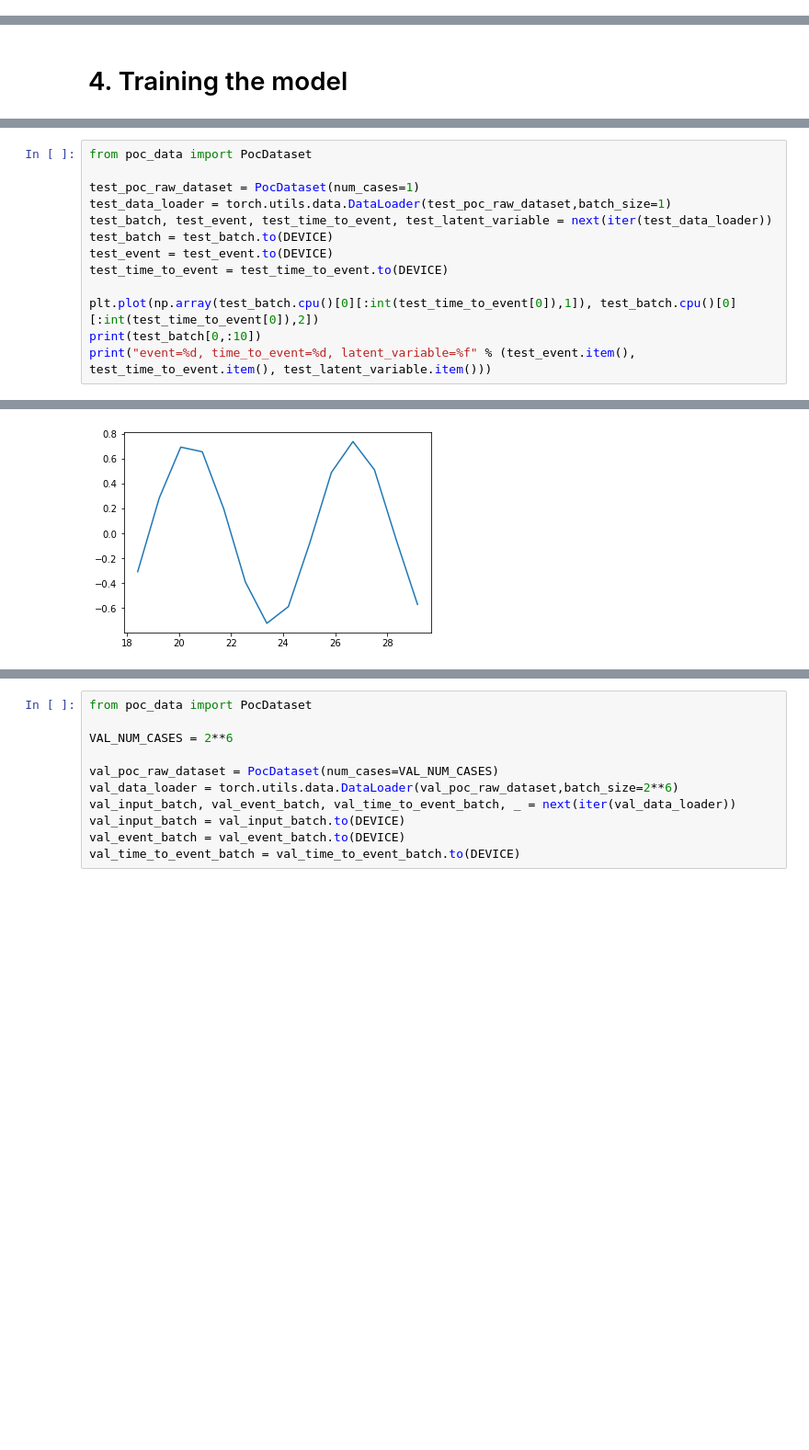
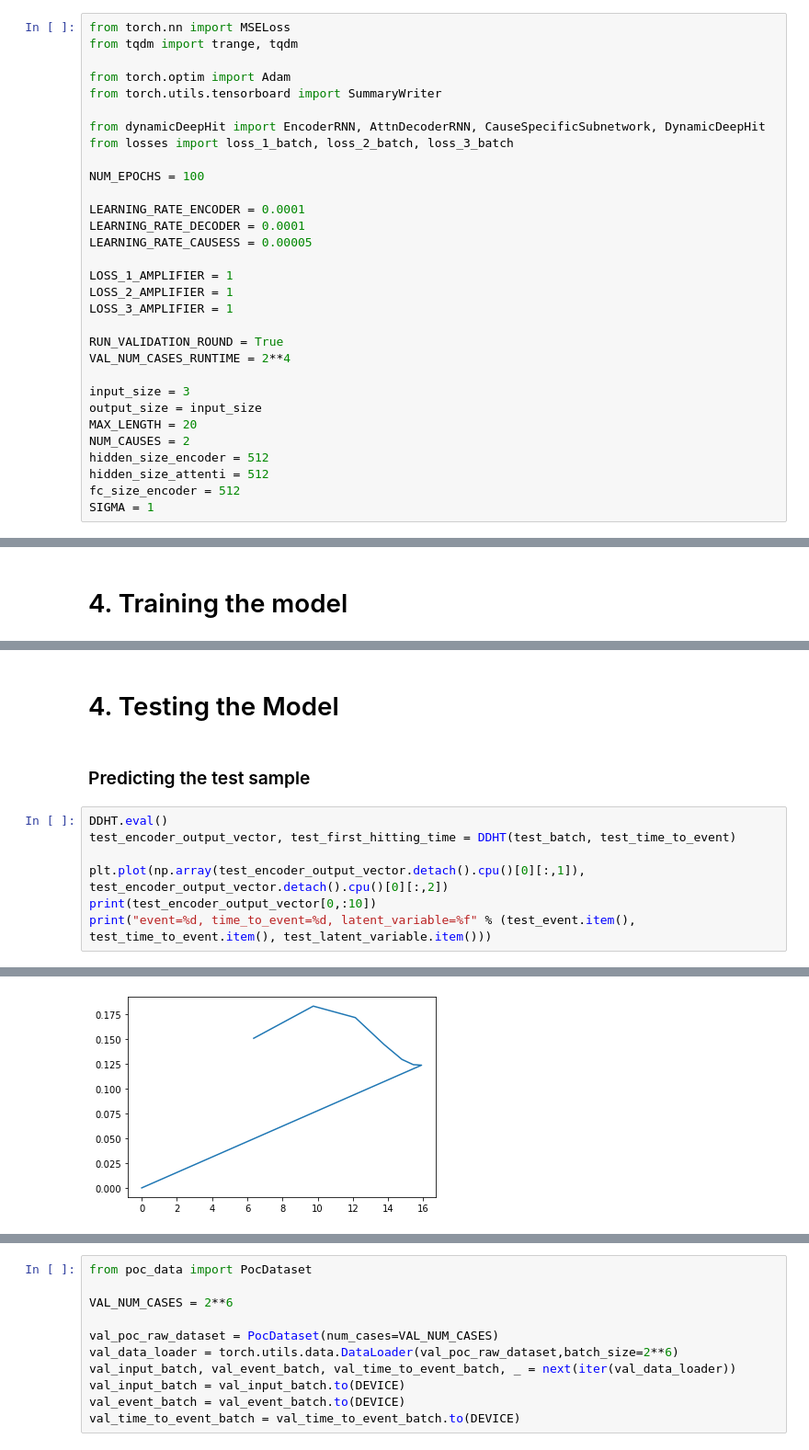
Before and after one commit to madkerpe/poc_ddht_pytorch, a Jupyter notebook: main_poc.ipynb, the cells around one changed output, grey strips where cells are left out. Shown at 92% size. Drawn from its saved outputs; the diff is of its cells as text; blank space fills up the shorter version.

```diff
--- a/main_poc.ipynb
+++ b/main_poc.ipynb
@@ -39,2 +74,33 @@ DEVICE = 'cuda'
+# %%
+from torch.nn import MSELoss
+from tqdm import trange, tqdm
+
+from torch.optim import Adam
+from torch.utils.tensorboard import SummaryWriter
+
+from dynamicDeepHit import EncoderRNN, AttnDecoderRNN, CauseSpecificSubnetwork, DynamicDeepHit
+from losses import loss_1_batch, loss_2_batch, loss_3_batch
+
+NUM_EPOCHS = 100
+
+LEARNING_RATE_ENCODER = 0.0001
+LEARNING_RATE_DECODER = 0.0001
+LEARNING_RATE_CAUSESS = 0.00005
+
+LOSS_1_AMPLIFIER = 1
+LOSS_2_AMPLIFIER = 1
+LOSS_3_AMPLIFIER = 1
+
+RUN_VALIDATION_ROUND = True
+VAL_NUM_CASES_RUNTIME = 2**4
+
+input_size = 3
+output_size = input_size
+MAX_LENGTH = 20
+NUM_CAUSES = 2
+hidden_size_encoder = 512
+hidden_size_attenti = 512
+fc_size_encoder = 512
+SIGMA = 1
 # %% [markdown]
 # 3. Defining The Model
@@ -43,14 +193,12 @@ DEVICE = 'cuda'
+# %% [markdown]
+# 4. Testing the Model
+# %% [markdown]
+### Predicting the test sample
 # %%
-from poc_data import PocDataset
+DDHT.eval()
+test_encoder_output_vector, test_first_hitting_time = DDHT(test_batch, test_time_to_event)
 
-test_poc_raw_dataset = PocDataset(num_cases=1)
-test_data_loader = torch.utils.data.DataLoader(test_poc_raw_dataset,batch_size=1)
-test_batch, test_event, test_time_to_event, test_latent_variable = next(iter(test_data_loader))
-test_batch = test_batch.to(DEVICE)
-test_event = test_event.to(DEVICE)
-test_time_to_event = test_time_to_event.to(DEVICE)
-
-plt.plot(np.array(test_batch.cpu()[0][:int(test_time_to_event[0]),1]), test_batch.cpu()[0][:int(test_time_to_event[0]),2])
-print(test_batch[0,:10])
+plt.plot(np.array(test_encoder_output_vector.detach().cpu()[0][:,1]), test_encoder_output_vector.detach().cpu()[0][:,2])
+print(test_encoder_output_vector[0,:10])
 print("event=%d, time_to_event=%d, latent_variable=%f" % (test_event.item(), test_time_to_event.item(), test_latent_variable.item()))
 # %% [output]
@@ -68 +216 @@ event=1, time_to_event=14, latent_variable=0.736079
-[figure, old version]
+[figure, new version]
```
Also changed, not shown: parts of 17 cells of this notebook, 1 other file.
